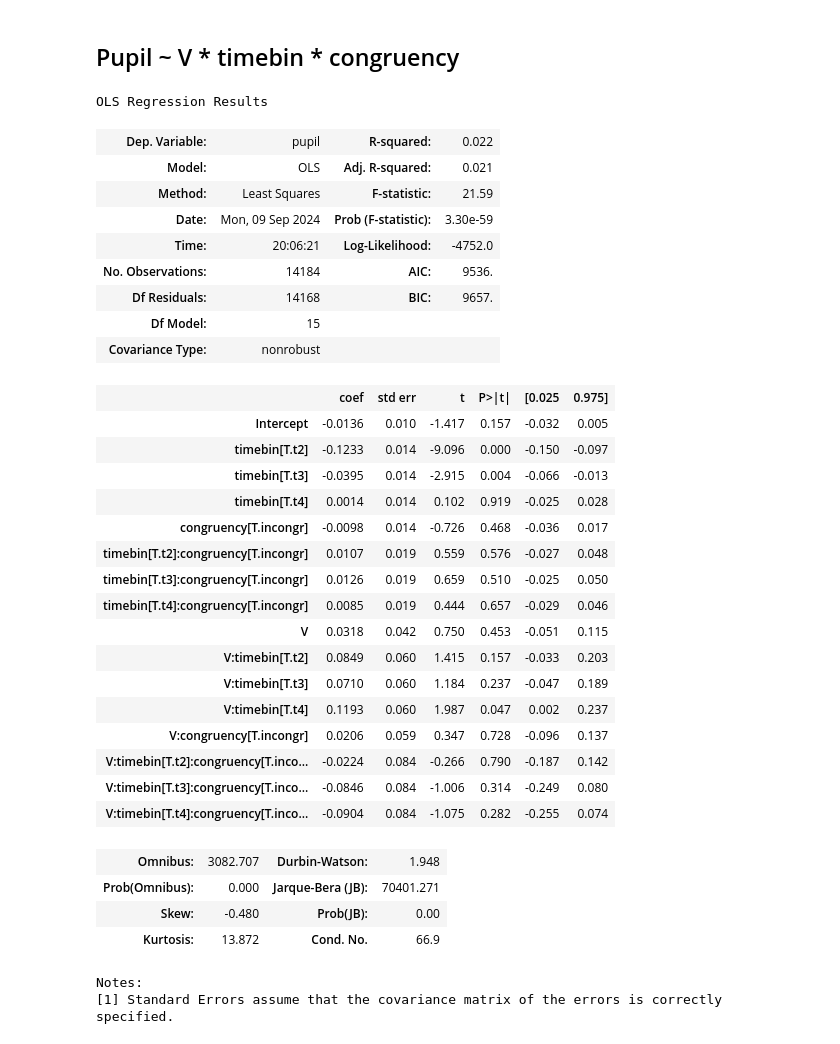
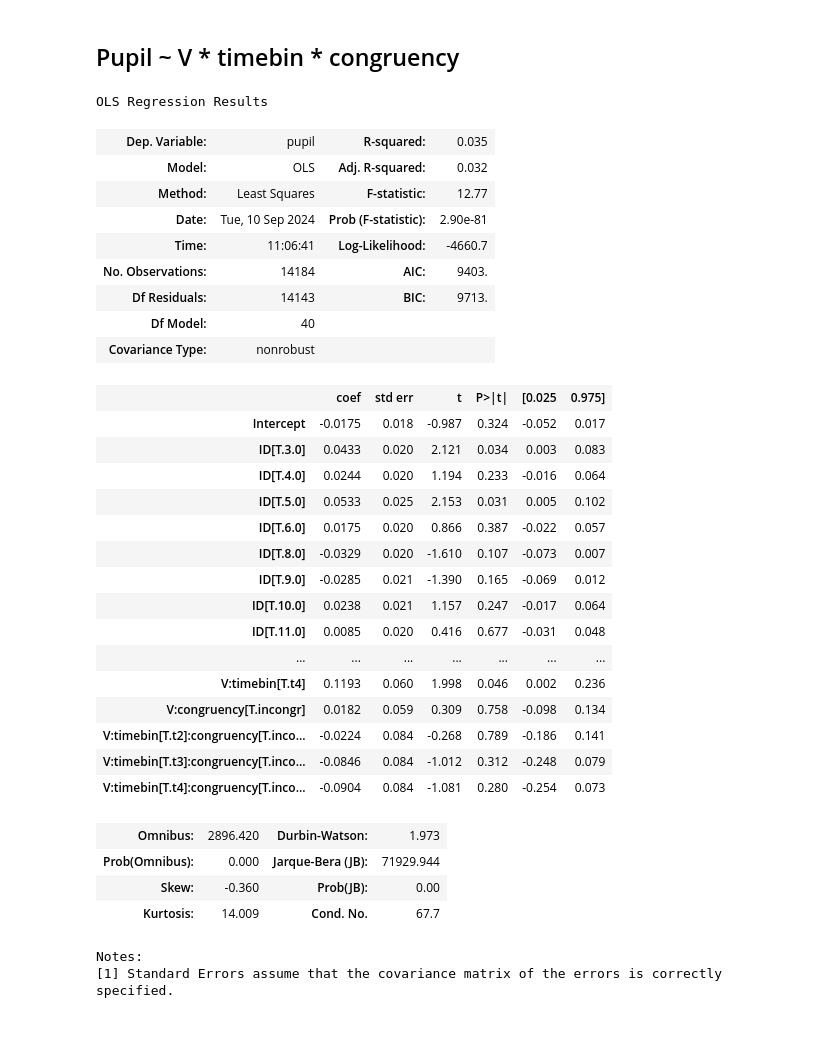
Before and after one commit to dhewitt16/PainAnticipationVRStudy, a Jupyter notebook: Modelling/code/Regression_Pupil.ipynb, the cells around one changed output. Drawn from its saved outputs; the diff is of its cells as text; code cells hidden in the pictures.

Commit message:
update Modelling - checking assumptions

```diff
--- a/Modelling/code/Regression_Pupil.ipynb
+++ b/Modelling/code/Regression_Pupil.ipynb
@@ -370,6 +366,7 @@ all_data = pd.read_csv(os.path.join(data_dir, 'pupil_v_values.csv'))
 # %%
 # Reshape the 'all_data' DataFrame from wide to long format, using 'ID', 'V', and 'congruency' as identifier variables.
 dat = pd.melt(all_data, id_vars = ['ID','V', 'congruency'], var_name = 'timebin', value_name = 'pupil')
+dat['ID'] = dat['ID'].astype('object')
 dat
 # %% [output]
 |  | ID | V | congruency | timebin | pupil |
@@ -493,40 +607,39 @@ dat_p
 ## Pupil ~ V * timebin * congruency
 # %%
 dat_cong = dat[~(dat['congruency'].values == 'nan')]
-res = smf.ols('pupil ~ V*timebin*congruency', data = dat_cong).fit()
+res = smf.ols('pupil ~ ID +  V*timebin*congruency', data = dat_cong).fit()
 res.summary()
 # %% [output]
 OLS Regression Results
-| Dep. Variable: | pupil | R-squared: | 0.022 |
-| Model: | OLS | Adj. R-squared: | 0.021 |
-| Method: | Least Squares | F-statistic: | 21.59 |
-| Date: | Mon, 09 Sep 2024 | Prob (F-statistic): | 3.30e-59 |
-| Time: | 20:06:21 | Log-Likelihood: | -4752.0 |
-| No. Observations: | 14184 | AIC: | 9536. |
-| Df Residuals: | 14168 | BIC: | 9657. |
-| Df Model: | 15 |  |  |
+| Dep. Variable: | pupil | R-squared: | 0.035 |
+| Model: | OLS | Adj. R-squared: | 0.032 |
+| Method: | Least Squares | F-statistic: | 12.77 |
+| Date: | Tue, 10 Sep 2024 | Prob (F-statistic): | 2.90e-81 |
+| Time: | 11:06:41 | Log-Likelihood: | -4660.7 |
+| No. Observations: | 14184 | AIC: | 9403. |
+| Df Residuals: | 14143 | BIC: | 9713. |
+| Df Model: | 40 |  |  |
 | Covariance Type: | nonrobust |  |  |
 |  | coef | std err | t | P>|t| | [0.025 | 0.975] |
-| Intercept | -0.0136 | 0.010 | -1.417 | 0.157 | -0.032 | 0.005 |
-| timebin[T.t2] | -0.1233 | 0.014 | -9.096 | 0.000 | -0.150 | -0.097 |
-| timebin[T.t3] | -0.0395 | 0.014 | -2.915 | 0.004 | -0.066 | -0.013 |
-| timebin[T.t4] | 0.0014 | 0.014 | 0.102 | 0.919 | -0.025 | 0.028 |
-| congruency[T.incongr] | -0.0098 | 0.014 | -0.726 | 0.468 | -0.036 | 0.017 |
-| timebin[T.t2]:congruency[T.incongr] | 0.0107 | 0.019 | 0.559 | 0.576 | -0.027 | 0.048 |
-| timebin[T.t3]:congruency[T.incongr] | 0.0126 | 0.019 | 0.659 | 0.510 | -0.025 | 0.050 |
-| timebin[T.t4]:congruency[T.incongr] | 0.0085 | 0.019 | 0.444 | 0.657 | -0.029 | 0.046 |
-| V | 0.0318 | 0.042 | 0.750 | 0.453 | -0.051 | 0.115 |
-| V:timebin[T.t2] | 0.0849 | 0.060 | 1.415 | 0.157 | -0.033 | 0.203 |
-| V:timebin[T.t3] | 0.0710 | 0.060 | 1.184 | 0.237 | -0.047 | 0.189 |
-| V:timebin[T.t4] | 0.1193 | 0.060 | 1.987 | 0.047 | 0.002 | 0.237 |
-| V:congruency[T.incongr] | 0.0206 | 0.059 | 0.347 | 0.728 | -0.096 | 0.137 |
-| V:timebin[T.t2]:congruency[T.inco... | -0.0224 | 0.084 | -0.266 | 0.790 | -0.187 | 0.142 |
-| V:timebin[T.t3]:congruency[T.inco... | -0.0846 | 0.084 | -1.006 | 0.314 | -0.249 | 0.080 |
-| V:timebin[T.t4]:congruency[T.inco... | -0.0904 | 0.084 | -1.075 | 0.282 | -0.255 | 0.074 |
+| Intercept | -0.0175 | 0.018 | -0.987 | 0.324 | -0.052 | 0.017 |
+| ID[T.3.0] | 0.0433 | 0.020 | 2.121 | 0.034 | 0.003 | 0.083 |
+| ID[T.4.0] | 0.0244 | 0.020 | 1.194 | 0.233 | -0.016 | 0.064 |
+| ID[T.5.0] | 0.0533 | 0.025 | 2.153 | 0.031 | 0.005 | 0.102 |
+| ID[T.6.0] | 0.0175 | 0.020 | 0.866 | 0.387 | -0.022 | 0.057 |
+| ID[T.8.0] | -0.0329 | 0.020 | -1.610 | 0.107 | -0.073 | 0.007 |
+| ID[T.9.0] | -0.0285 | 0.021 | -1.390 | 0.165 | -0.069 | 0.012 |
+| ID[T.10.0] | 0.0238 | 0.021 | 1.157 | 0.247 | -0.017 | 0.064 |
+| ID[T.11.0] | 0.0085 | 0.020 | 0.416 | 0.677 | -0.031 | 0.048 |
+| ... | ... | ... | ... | ... | ... | ... |
+| V:timebin[T.t4] | 0.1193 | 0.060 | 1.998 | 0.046 | 0.002 | 0.236 |
+| V:congruency[T.incongr] | 0.0182 | 0.059 | 0.309 | 0.758 | -0.098 | 0.134 |
+| V:timebin[T.t2]:congruency[T.inco... | -0.0224 | 0.084 | -0.268 | 0.789 | -0.186 | 0.141 |
+| V:timebin[T.t3]:congruency[T.inco... | -0.0846 | 0.084 | -1.012 | 0.312 | -0.248 | 0.079 |
+| V:timebin[T.t4]:congruency[T.inco... | -0.0904 | 0.084 | -1.081 | 0.280 | -0.254 | 0.073 |
-| Omnibus: | 3082.707 | Durbin-Watson: | 1.948 |
-| Prob(Omnibus): | 0.000 | Jarque-Bera (JB): | 70401.271 |
-| Skew: | -0.480 | Prob(JB): | 0.00 |
-| Kurtosis: | 13.872 | Cond. No. | 66.9 |
+| Omnibus: | 2896.420 | Durbin-Watson: | 1.973 |
+| Prob(Omnibus): | 0.000 | Jarque-Bera (JB): | 71929.944 |
+| Skew: | -0.360 | Prob(JB): | 0.00 |
+| Kurtosis: | 14.009 | Cond. No. | 67.7 |
 Notes:
 [1] Standard Errors assume that the covariance matrix of the errors is correctly specified.
 # %%
```
Also changed, not shown: parts of 24 cells of this notebook, 15 other files.
